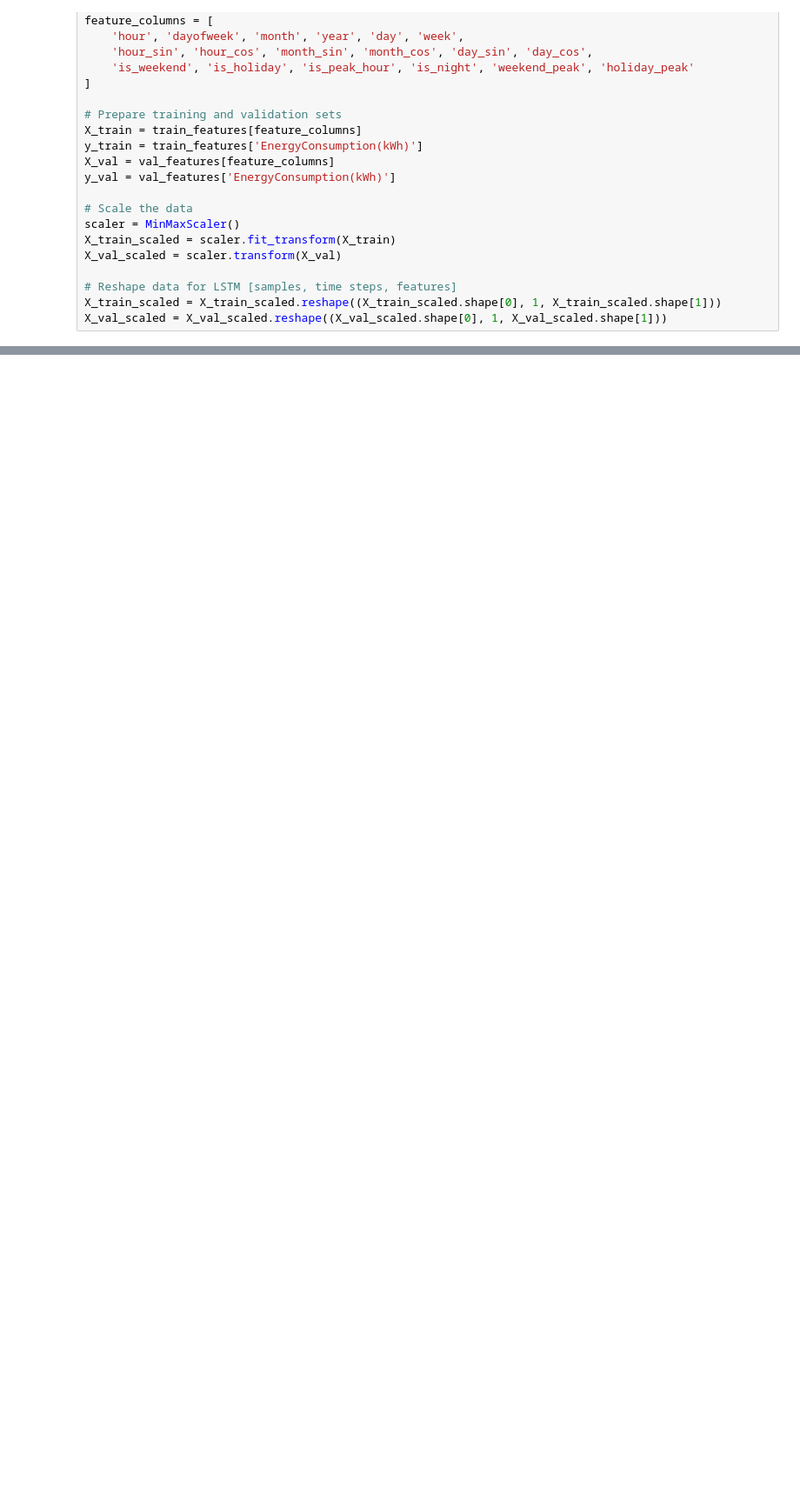
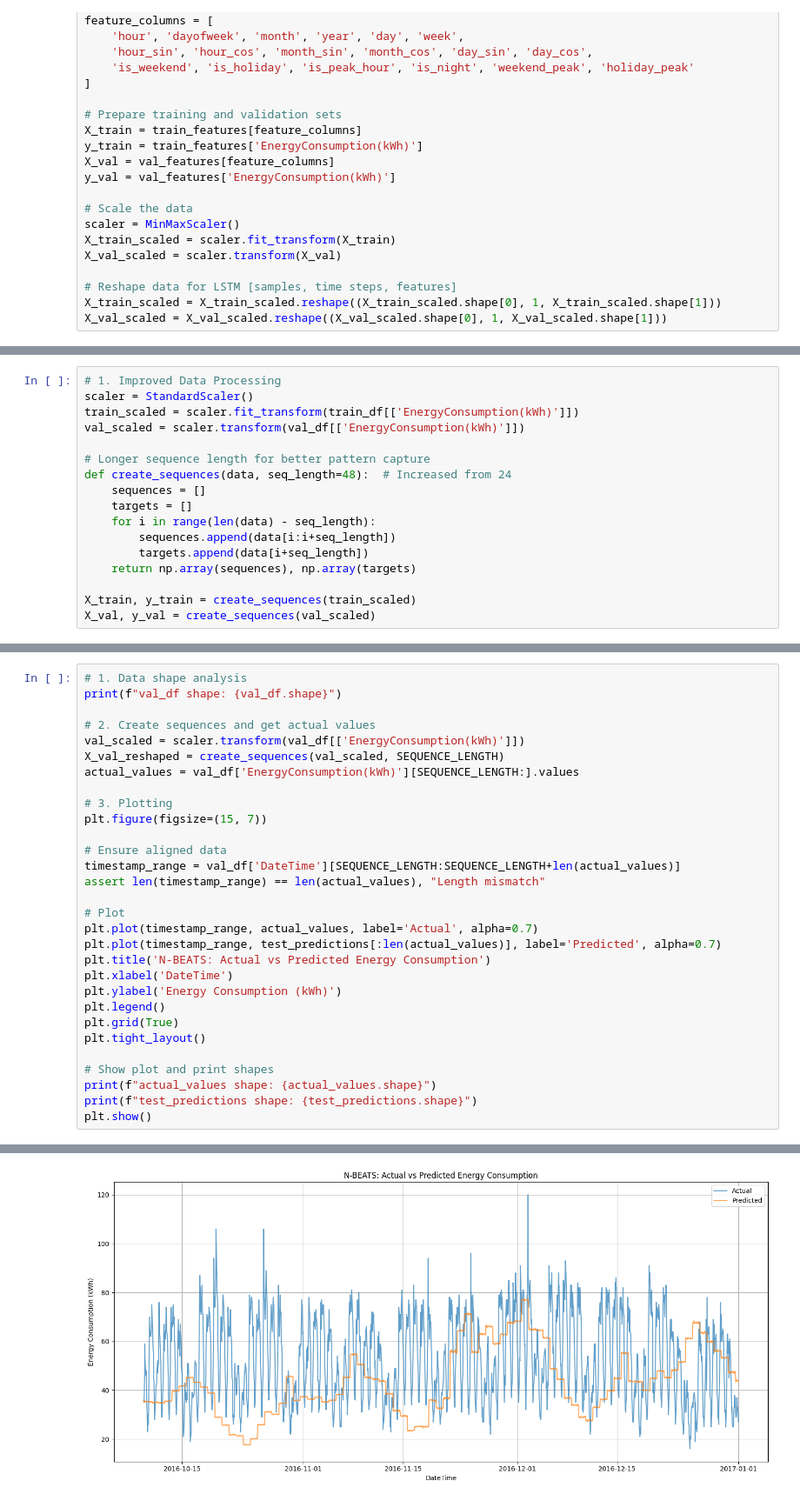
Before and after one commit to Adel2411/energy-consumption-prediction, a Jupyter notebook: energy_forecaster.ipynb, the cells around one changed output, grey strips where cells are left out. Shown at 87% size. Drawn from its saved outputs; the diff is of its cells as text; blank space fills up the shorter version.

```diff
--- a/energy_forecaster.ipynb
+++ b/energy_forecaster.ipynb
@@ -660,0 +859,17 @@ Prediction range: 23.75 - 63.00 kWh
+# %%
+# 1. Improved Data Processing
+scaler = StandardScaler()
+train_scaled = scaler.fit_transform(train_df[['EnergyConsumption(kWh)']])
+val_scaled = scaler.transform(val_df[['EnergyConsumption(kWh)']])
+
+# Longer sequence length for better pattern capture
+def create_sequences(data, seq_length=48):  # Increased from 24
+    sequences = []
+    targets = []
+    for i in range(len(data) - seq_length):
+        sequences.append(data[i:i+seq_length])
+        targets.append(data[i+seq_length])
+    return np.array(sequences), np.array(targets)
+
+X_train, y_train = create_sequences(train_scaled)
+X_val, y_val = create_sequences(val_scaled)
@@ -660,0 +1003,31 @@ Prediction range: 23.75 - 63.00 kWh
+# %%
+# 1. Data shape analysis
+print(f"val_df shape: {val_df.shape}")
+
+# 2. Create sequences and get actual values
+val_scaled = scaler.transform(val_df[['EnergyConsumption(kWh)']])
+X_val_reshaped = create_sequences(val_scaled, SEQUENCE_LENGTH)
+actual_values = val_df['EnergyConsumption(kWh)'][SEQUENCE_LENGTH:].values
+
+# 3. Plotting
+plt.figure(figsize=(15, 7))
+
+# Ensure aligned data
+timestamp_range = val_df['DateTime'][SEQUENCE_LENGTH:SEQUENCE_LENGTH+len(actual_values)]
+assert len(timestamp_range) == len(actual_values), "Length mismatch"
+
+# Plot
+plt.plot(timestamp_range, actual_values, label='Actual', alpha=0.7)
+plt.plot(timestamp_range, test_predictions[:len(actual_values)], label='Predicted', alpha=0.7)
+plt.title('N-BEATS: Actual vs Predicted Energy Consumption')
+plt.xlabel('DateTime')
+plt.ylabel('Energy Consumption (kWh)')
+plt.legend()
+plt.grid(True)
+plt.tight_layout()
+
+# Show plot and print shapes
+print(f"actual_values shape: {actual_values.shape}")
+print(f"test_predictions shape: {test_predictions.shape}")
+plt.show()
+# %% [output]
@@ -660,0 +1037 @@ Prediction range: 23.75 - 63.00 kWh
+[figure, added]
```
Also changed, not shown: parts of 28 cells of this notebook, 2 other files.
